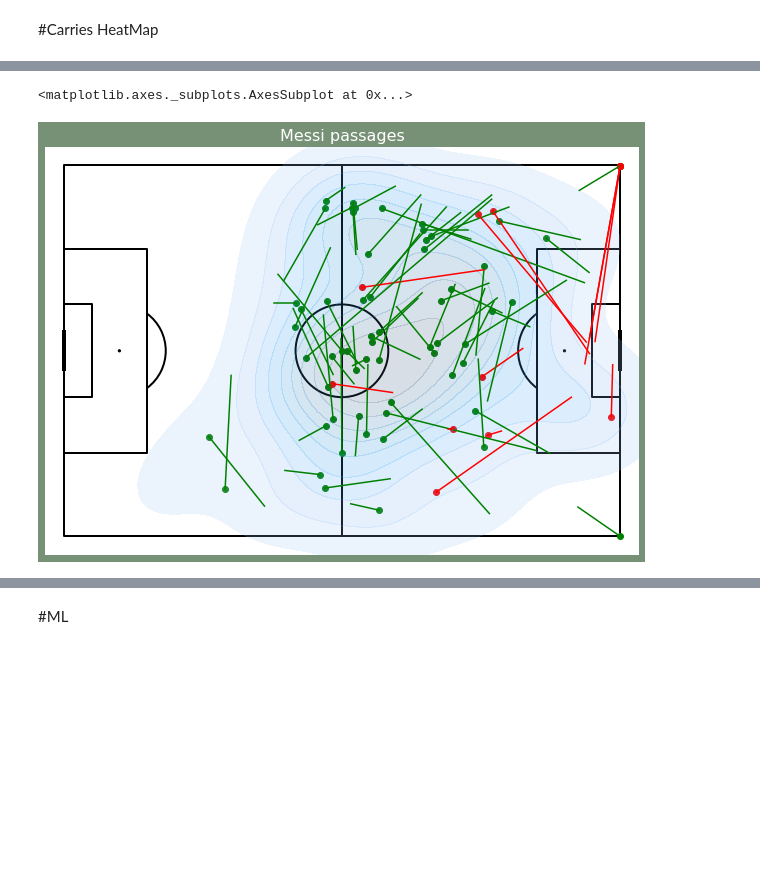
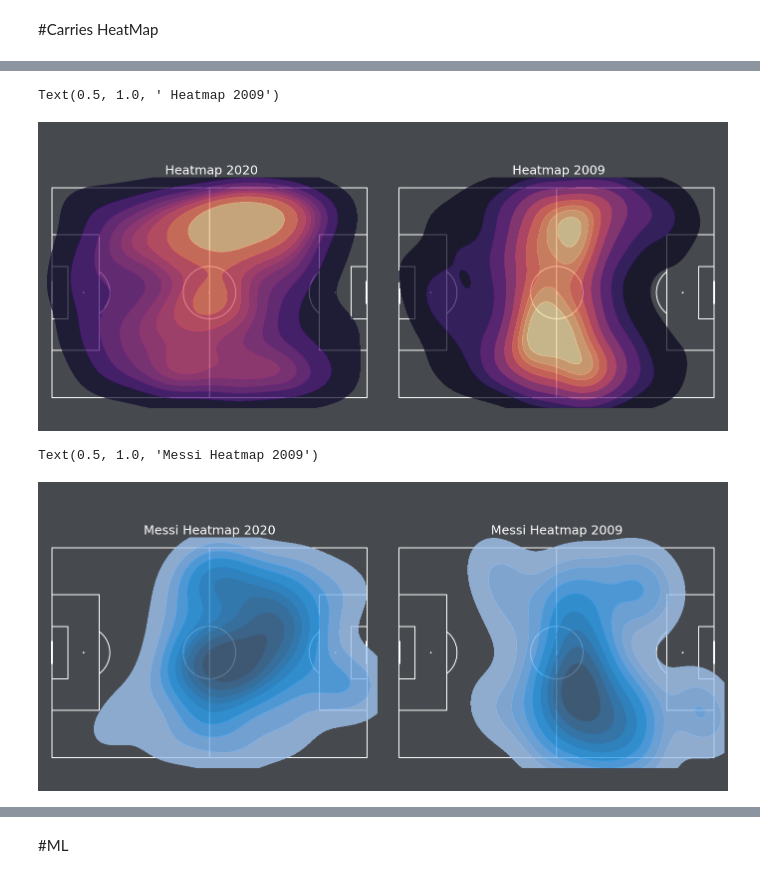
Before and after one commit to gianmarcozironelli/statsbomb_project, a Jupyter notebook: sb_project.ipynb, the cells around one changed output, grey strips where cells are left out. Saved outputs shown, nothing was run; the diff lists cells and outputs as text; code cells hidden in the pictures; blank space fills up the shorter version.

```diff
--- a/sb_project.ipynb
+++ b/sb_project.ipynb
@@ -571,8 +576,14 @@ Text(0.5, 1.0, ' Network map 2009')
 import seaborn as sns
 # %%
 carries_df = events_df[events_df.type == 'Carry']
+carries2_df = events2_df[events2_df.type == 'Carry']
 # %%
 carries_df['carry_xstart'] = [x for x,y in carries_df['location']]
 carries_df['carry_ystart'] = [y for x,y in carries_df['location']]
 carries_df['carry_xend'] = [x for x,y in carries_df['carry_end_location']]
 carries_df['carry_yend'] = [y for x,y in carries_df['carry_end_location']]
+
+carries2_df['carry_xstart'] = [x for x,y in carries2_df['location']]
+carries2_df['carry_ystart'] = [y for x,y in carries2_df['location']]
+carries2_df['carry_xend'] = [x for x,y in carries2_df['carry_end_location']]
+carries2_df['carry_yend'] = [y for x,y in carries2_df['carry_end_location']]
@@ -626,8 +597,0 @@ for ind in carries_df.index:
-# %%
-messi_carries_df = carries_df[carries_df.player == 'Lionel Andrés Messi Cuccittini']
-
-pitch = Pitch(pitch_type='statsbomb', pitch_color='#ffffff', line_color='#000000')
-fig, ax = pitch.draw(figsize=(12, 6), constrained_layout=True, tight_layout=False)
-fig.set_facecolor('#769176')
-
-sns.kdeplot(messi_carries_df['carry_xstart'], messi_carries_df['carry_ystart'], shade = True, alpha=0.2)
@@ -637,20 +598,30 @@ sns.kdeplot(messi_carries_df['carry_xstart'], messi_carries_df['carry_ystart'],
-# %%
-pitch = Pitch(pitch_type='statsbomb', pitch_color='#ffffff', line_color='#000000')
-fig, ax = pitch.draw(figsize=(12, 6), constrained_layout=True, tight_layout=False)
-fig.set_facecolor('#769176')
-
-for ind in pass_df.index:
-    if pass_df['player'][ind] == 'Lionel Andrés Messi Cuccittini' and pass_df['pass_outcome'][ind] == 'Complete':
-         plt.plot((pass_df['xstart'][ind],pass_df['xend'][ind]),(pass_df['ystart'][ind],pass_df['yend'][ind]), color='green')
-         plt.scatter(pass_df['xstart'][ind],pass_df['ystart'][ind], color='green')
-
-    if pass_df['player'][ind] == 'Lionel Andrés Messi Cuccittini' and pass_df['pass_outcome'][ind] == 'Incomplete':
-         plt.plot((pass_df['xstart'][ind],pass_df['xend'][ind]),(pass_df['ystart'][ind],pass_df['yend'][ind]), color='red')
-         plt.scatter(pass_df['xstart'][ind],pass_df['ystart'][ind], color='red')
-
-    plt.title('Messi passages',color='white',size=16)
-
-sns.kdeplot(messi_carries_df['carry_xstart'], messi_carries_df['carry_ystart'], shade = True, alpha=0.2)
-# %% [output]
-<matplotlib.axes._subplots.AxesSubplot at 0x...>
-[figure, removed]
+# %%
+fig, axs = pitch.grid(ncols=2, axis=False, endnote_height=0.05)
+fig.set_facecolor('#46494d')
+
+kde = sns.kdeplot(carries_df['carry_xstart'], carries_df['carry_ystart'], cmap = 'magma',
+                  shade = True, alpha=0.7, shade_lowest=False, ax = axs['pitch'][0])
+
+kde2 = sns.kdeplot(carries2_df['carry_xstart'], carries2_df['carry_ystart'], cmap = 'magma',
+                  shade = True, alpha=0.7, shade_lowest=False, ax = axs['pitch'][1])
+
+axs['pitch'][0].set_title(' Heatmap 2020' ,color='white',size=25)
+axs['pitch'][1].set_title(' Heatmap 2009' ,color='white',size=25)
+# %% [output]
+Text(0.5, 1.0, ' Heatmap 2009')
+[figure, added]
+# %%
+messi_carries_df = carries_df[carries_df.player == 'Lionel Andrés Messi Cuccittini']
+messi_carries2_df = carries2_df[carries2_df.player == 'Lionel Andrés Messi Cuccittini']
+
+fig, axs = pitch.grid(ncols=2, axis=False, endnote_height=0.05)
+fig.set_facecolor('#46494d')
+
+sns.kdeplot(messi_carries_df['carry_xstart'], messi_carries_df['carry_ystart'], shade = True, alpha=0.8, ax = axs['pitch'][0])
+sns.kdeplot(messi_carries2_df['carry_xstart'], messi_carries2_df['carry_ystart'], shade = True, alpha=0.8, ax = axs['pitch'][1])
+
+axs['pitch'][0].set_title('Messi Heatmap 2020' ,color='white',size=25)
+axs['pitch'][1].set_title('Messi Heatmap 2009' ,color='white',size=25)
+# %% [output]
+Text(0.5, 1.0, 'Messi Heatmap 2009')
+[figure, added]
```
Also changed, not shown: parts of 10 cells of this notebook.
